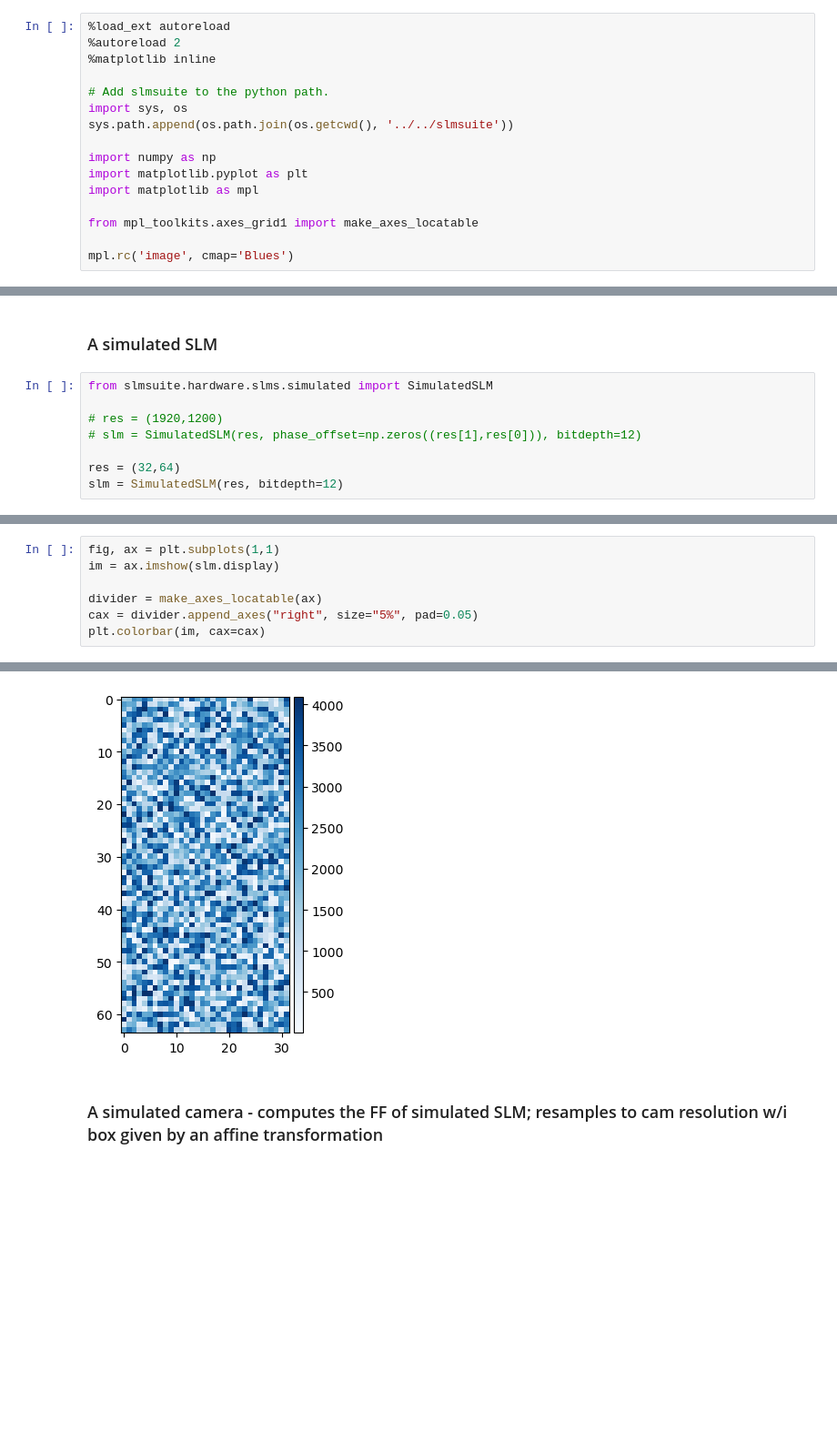
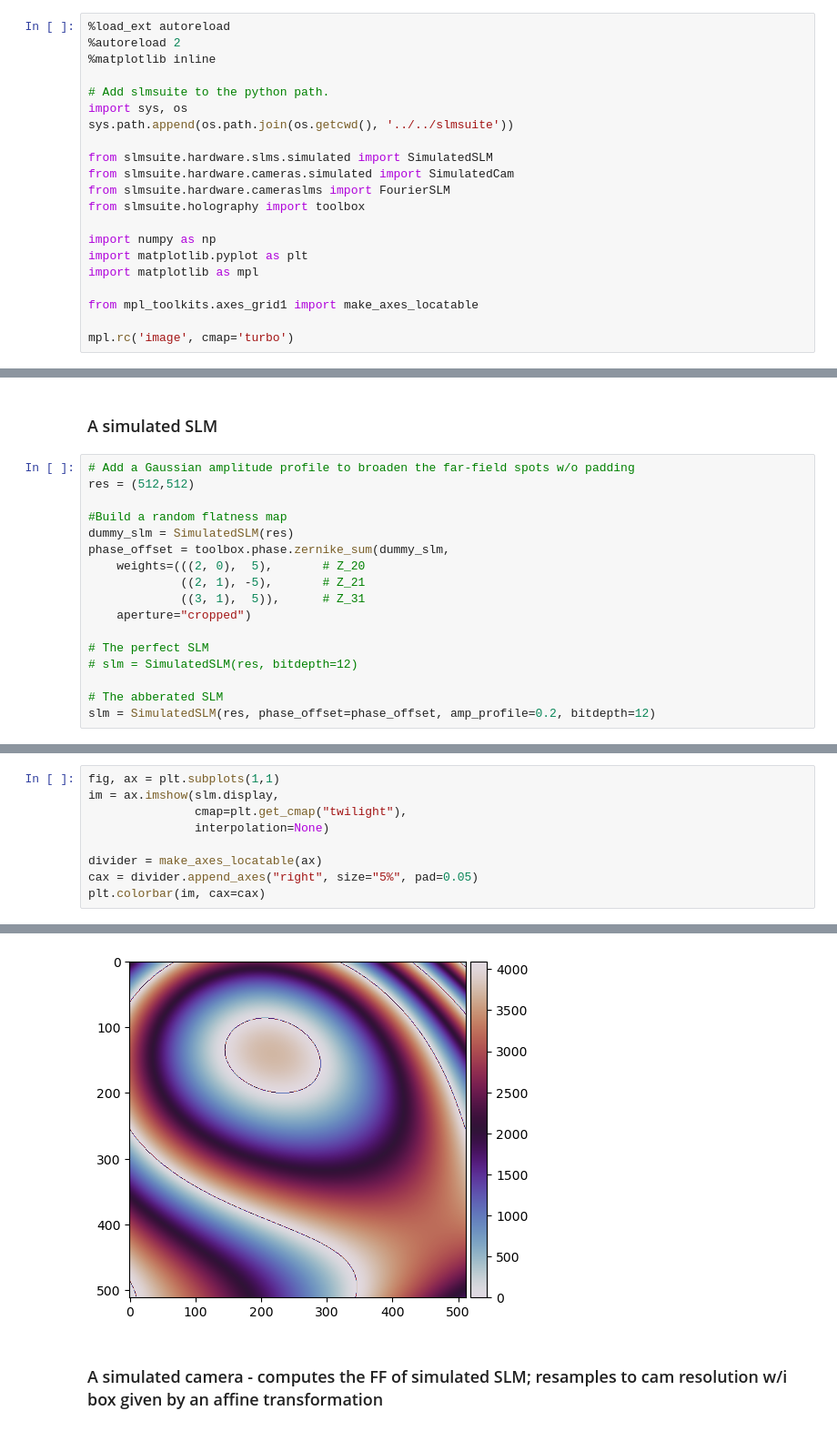
Before and after one commit to slmsuite/slmsuite-examples, a Jupyter notebook: examples/simulation.ipynb, the cells around one changed output, grey strips where cells are left out. Shown at 91% size. Drawn from its saved outputs; the diff is of its cells as text; blank space fills up the shorter version.

```diff
--- a/examples/simulation.ipynb
+++ b/examples/simulation.ipynb
@@ -7,10 +7,15 @@
 import sys, os
 sys.path.append(os.path.join(os.getcwd(), '../../slmsuite'))
 
+from slmsuite.hardware.slms.simulated import SimulatedSLM
+from slmsuite.hardware.cameras.simulated import SimulatedCam
+from slmsuite.hardware.cameraslms import FourierSLM
+from slmsuite.holography import toolbox
+
 import numpy as np
 import matplotlib.pyplot as plt
 import matplotlib as mpl
 
 from mpl_toolkits.axes_grid1 import make_axes_locatable
 
-mpl.rc('image', cmap='Blues')
+mpl.rc('image', cmap='turbo')
@@ -17,10 +32,19 @@ mpl.rc('image', cmap='Blues')
 # %% [markdown]
 ### A simulated SLM
 # %%
-from slmsuite.hardware.slms.simulated import SimulatedSLM
+# Add a Gaussian amplitude profile to broaden the far-field spots w/o padding
+res = (512,512)
 
-# res = (1920,1200)
-# slm = SimulatedSLM(res, phase_offset=np.zeros((res[1],res[0])), bitdepth=12)
+#Build a random flatness map
+dummy_slm = SimulatedSLM(res)
+phase_offset = toolbox.phase.zernike_sum(dummy_slm,
+    weights=(((2, 0),  5),       # Z_20
+             ((2, 1), -5),       # Z_21
+             ((3, 1),  5)),      # Z_31
+    aperture="cropped")
 
-res = (32,64)
-slm = SimulatedSLM(res, bitdepth=12)
+# The perfect SLM
+# slm = SimulatedSLM(res, bitdepth=12)
+
+# The abberated SLM
+slm = SimulatedSLM(res, phase_offset=phase_offset, amp_profile=0.2, bitdepth=12)
@@ -36,13 +51,15 @@ screenmirrored.py: pyglet not installed. Install to use ScreenMirrored SLMs.
 # %%
 fig, ax = plt.subplots(1,1)
-im = ax.imshow(slm.display)
+im = ax.imshow(slm.display,
+               cmap=plt.get_cmap("twilight"),
+               interpolation=None)
 
 divider = make_axes_locatable(ax)
 cax = divider.append_axes("right", size="5%", pad=0.05)
 plt.colorbar(im, cax=cax)
 # %% [output]
 <matplotlib.colorbar.Colorbar at 0x...>
-[figure, old version]
+[figure, new version]
 # %% [markdown]
 ### A simulated camera - computes the FF of simulated SLM; resamples to cam resolution w/i box given by an affine transformation
 # %%
```
Also changed, not shown: parts of 15 cells of this notebook.
